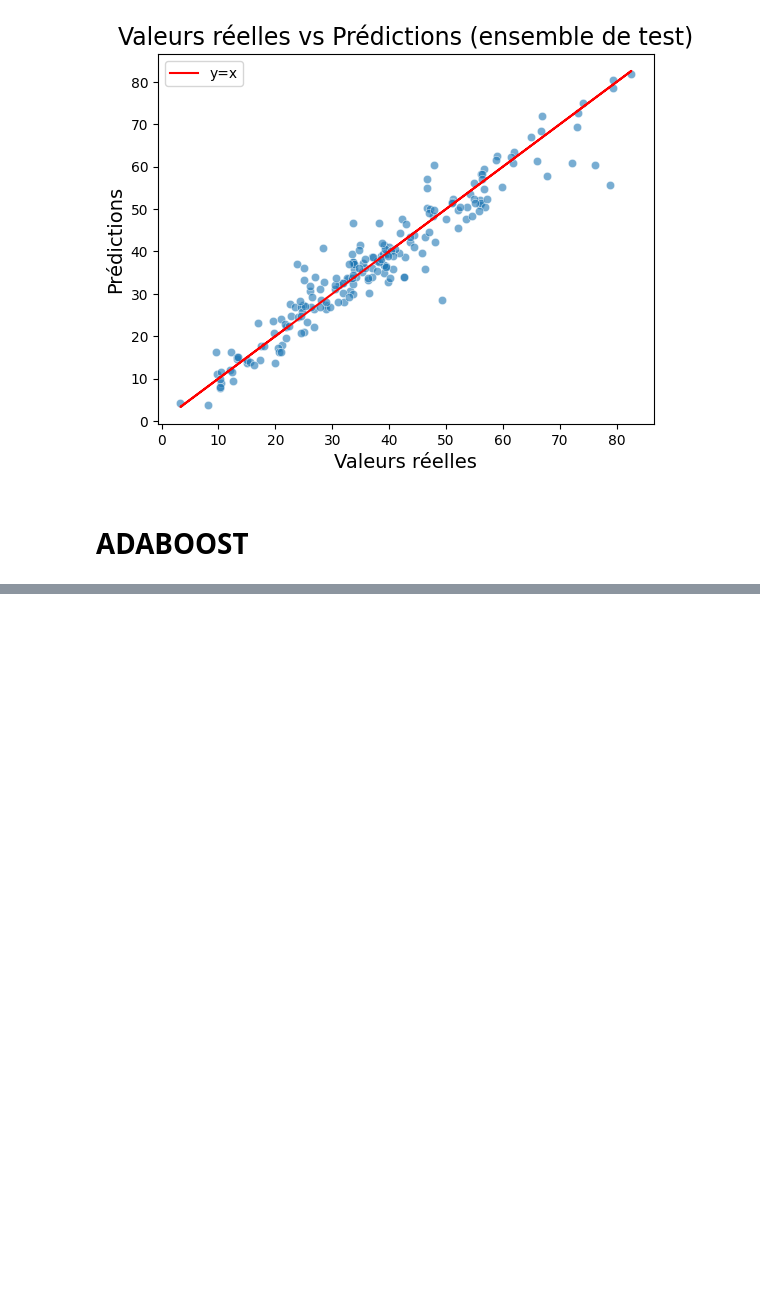
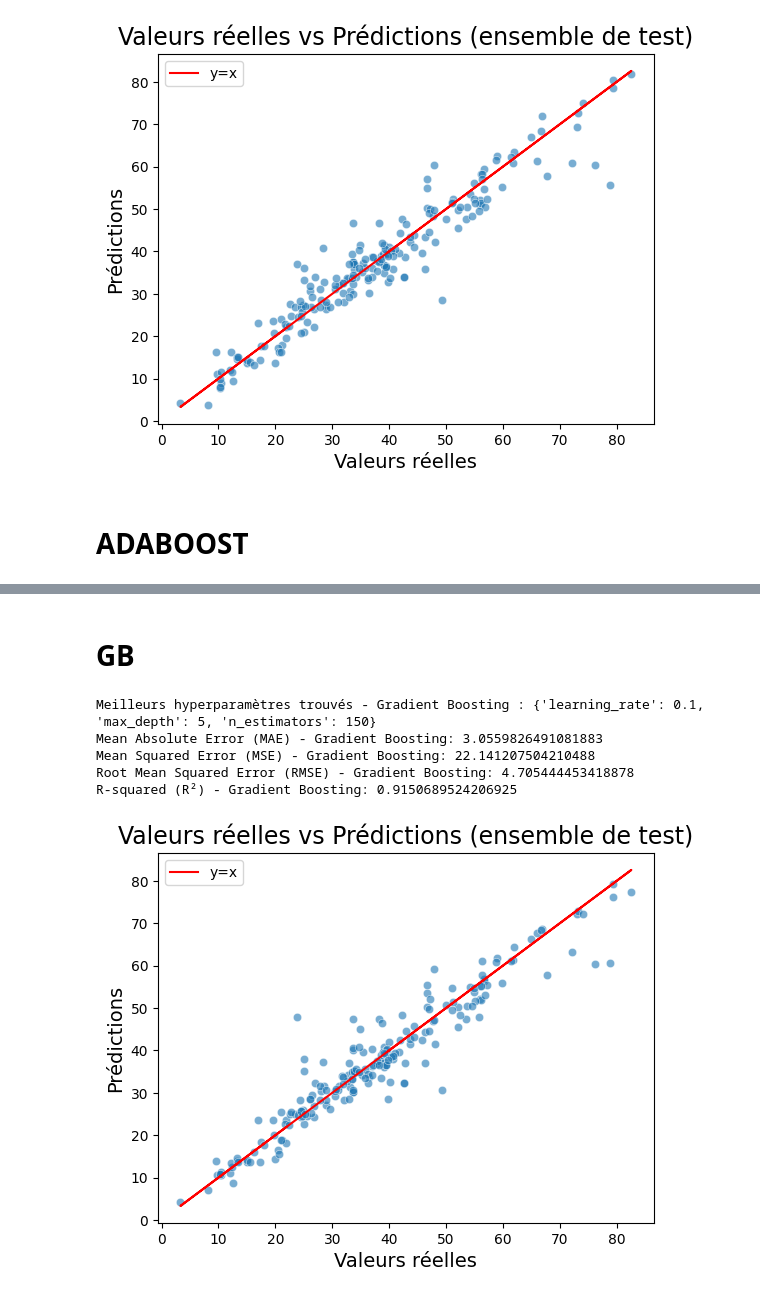
Before and after one commit to younesA99/svm, a Jupyter notebook: SVM.ipynb, the cells around one changed output, grey strips where cells are left out. Cells and saved outputs as stored; diff of their text form; code cells hidden in the pictures; blank space fills up the shorter version.

```diff
--- a/SVM.ipynb
+++ b/SVM.ipynb
@@ -430,0 +432,65 @@ plt.show()
+# %% [markdown]
+# **GB**
+# %%
+from sklearn.ensemble import GradientBoostingRegressor
+# Création du modèle GradientBoostingRegressor
+gradient_boosting_regressor = GradientBoostingRegressor()
+
+# Paramètres à régler
+'learning_rate': [0.1, 0.01, 0.001],
+    'max_depth': [3, 5, 7],
+    'n_estimators': [100, 200, 300]
+}
+param_grid = {
+    'n_estimators': [100, 00, 150],
+    'learning_rate': [0.1, 0.01, 0.001],
+    'max_depth': [3, 5, 7]
+}
+
+# Recherche par grille pour trouver les meilleurs hyperparamètres
+grid_search_gb = GridSearchCV(gradient_boosting_regressor, param_grid, cv=5)
+grid_search_gb.fit(X_train_transformed, Y_train)
+
+# Meilleurs hyperparamètres trouvés
+best_params_gb = grid_search_gb.best_params_
+print("Meilleurs hyperparamètres trouvés - Gradient Boosting :", best_params_gb)
+
+# Utilisation du modèle avec les meilleurs hyperparamètres
+best_gb = GradientBoostingRegressor(**best_params_gb)
+best_gb.fit(X_train_transformed, Y_train)
+predictions_gb = best_gb.predict(X_test_transoformed)
+
+# Évaluation du modèle Gradient Boosting
+mae_gb = mean_absolute_error(Y_test, predictions_gb)
+mse_gb = mean_squared_error(Y_test, predictions_gb)
+rmse_gb = np.sqrt(mse_gb)
+r2_gb = r2_score(Y_test, predictions_gb)
+
+print("Mean Absolute Error (MAE) - Gradient Boosting:", mae_gb)
+print("Mean Squared Error (MSE) - Gradient Boosting:", mse_gb)
+print("Root Mean Squared Error (RMSE) - Gradient Boosting:", rmse_gb)
+print("R-squared (R²) - Gradient Boosting:", r2_gb)
+# %% [output]
+Meilleurs hyperparamètres trouvés - Gradient Boosting : {'learning_rate': 0.1, 'max_depth': 5, 'n_estimators': 150}
+Mean Absolute Error (MAE) - Gradient Boosting: 3.0559826491081883
+Mean Squared Error (MSE) - Gradient Boosting: 22.141207504210488
+Root Mean Squared Error (RMSE) - Gradient Boosting: 4.705444453418878
+R-squared (R²) - Gradient Boosting: 0.9150689524206925
+# %%
+import pandas as pd
+import matplotlib.pyplot as plt
+import seaborn as sns
+# Création du nuage de points
+
+sns.scatterplot( x=Y_test, y=predictions_gb, alpha=0.6)
+
+# Tracé de la droite y = x pour comparer
+plt.plot(predictions_df['Y_test'], predictions_df['Y_test'], color='red', label='y=x')
+
+plt.xlabel('Valeurs réelles', fontsize=14)
+plt.ylabel('Prédictions', fontsize=14)
+plt.title('Valeurs réelles vs Prédictions (ensemble de test)', fontsize=17)
+plt.legend()
+plt.show()
+# %% [output]
+[figure, added]
```
Also changed, not shown: parts of 2 cells of this notebook.
